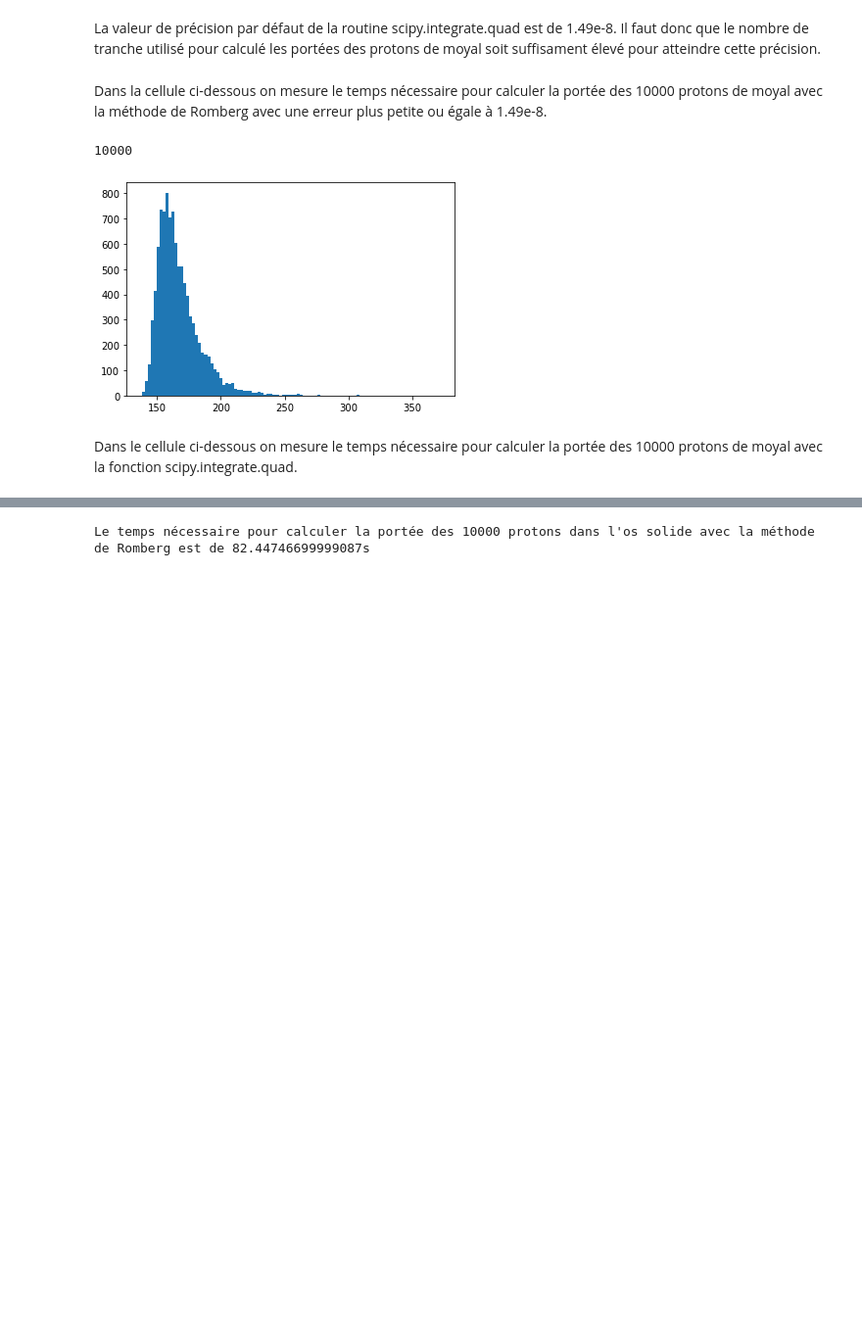
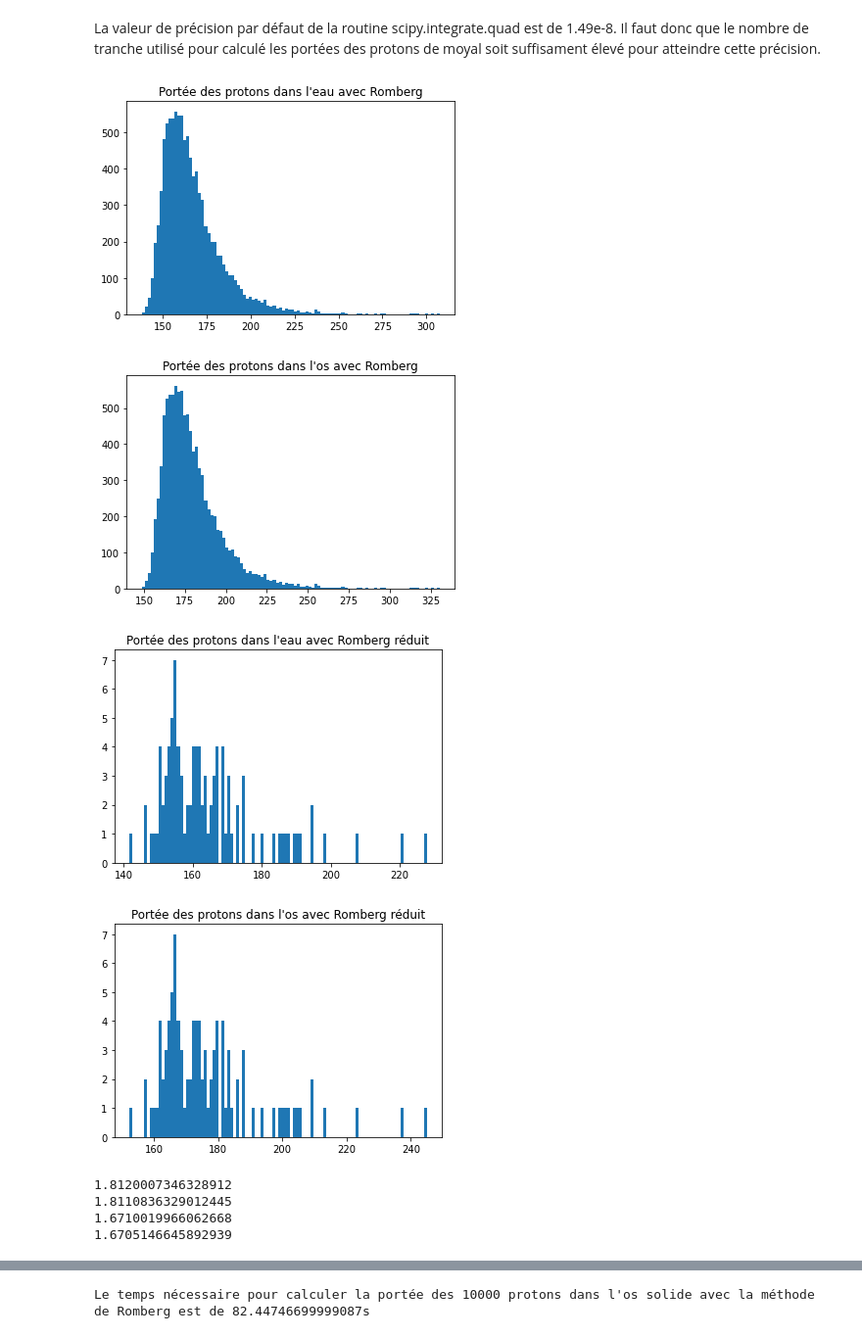
Before and after one commit to lb0918/TP1-de-physnum, a Jupyter notebook: Question9.ipynb, the cells around one changed output, grey strips where cells are left out. Shown: that part at 98% size. Cells and saved outputs as stored; diff of their text form; code cells hidden in the pictures; blank space fills up the shorter version.

```diff
--- a/Question9.ipynb
+++ b/Question9.ipynb
@@ -201,17 +205,43 @@ r2 = []
 # %% [markdown]
 La valeur de précision par défaut de la routine scipy.integrate.quad est de 1.49e-8. Il faut donc que le nombre de tranche utilisé pour calculé les portées des protons de moyal soit suffisament élevé pour atteindre cette précision.
-# %% [markdown]
-Dans la cellule ci-dessous on mesure le temps nécessaire pour calculer la portée des 10000 protons de moyal avec la méthode de Romberg avec une erreur plus petite ou égale à 1.49e-8.
 # %%
-portée_romb = []
+portée_romb_eau = []
 for x in moy:
-    portée_romb.append(romberg_eau(10,x*1.602e-13)[-1][-2])
+    portée_romb_eau.append(romberg_eau(10,x*1.602e-13)[-1][-2])
-# %%
-print(len(portée_romb))
-plt.hist(np.array(portée_romb), bins=100)
-plt.show()
-# %% [output]
-10000
-[figure, removed]
-# %% [markdown]
-Dans le cellule ci-dessous on mesure le temps nécessaire pour calculer la portée des 10000 protons de moyal avec la fonction scipy.integrate.quad.
+# %%
+portée_romb_os = []
+for x in moy:
+    portée_romb_os.append(romberg_os(10,x*1.602e-13)[-1][-2])
+# %%
+portée_romb_eau_red = []
+for x in moy[:100]:
+    portée_romb_eau_red.append(romberg_eau(10,x*1.602e-13)[-1][-2])
+portée_romb_os_red = []
+for x in moy[:100]:
+    portée_romb_os_red.append(romberg_os(10,x*1.602e-13)[-1][-2])
+# %%
+plt.hist(np.array(portée_romb_eau), bins=100)
+plt.title('''Portée des protons dans l'eau avec Romberg''')
+plt.show()
+plt.hist(np.array(portée_romb_os), bins=100)
+plt.title('''Portée des protons dans l'os avec Romberg''')
+plt.show()
+plt.hist(np.array(portée_romb_eau_red), bins=100)
+plt.title('''Portée des protons dans l'eau avec Romberg réduit''')
+plt.show()
+plt.hist(np.array(portée_romb_os_red), bins=100)
+plt.title('''Portée des protons dans l'os avec Romberg réduit''')
+plt.show()
+print(skew(portée_romb_eau))
+print(skew(portée_romb_os))
+print(skew(portée_romb_eau_red))
+print(skew(portée_romb_os_red))
+# %% [output]
+[figure, added]
+[figure, added]
+[figure, added]
+[figure, added]
+1.8120007346328912
+1.8110836329012445
+1.6710019966062668
+1.6705146645892939
```
Also changed, not shown: parts of 10 cells of this notebook, 4 other files.
